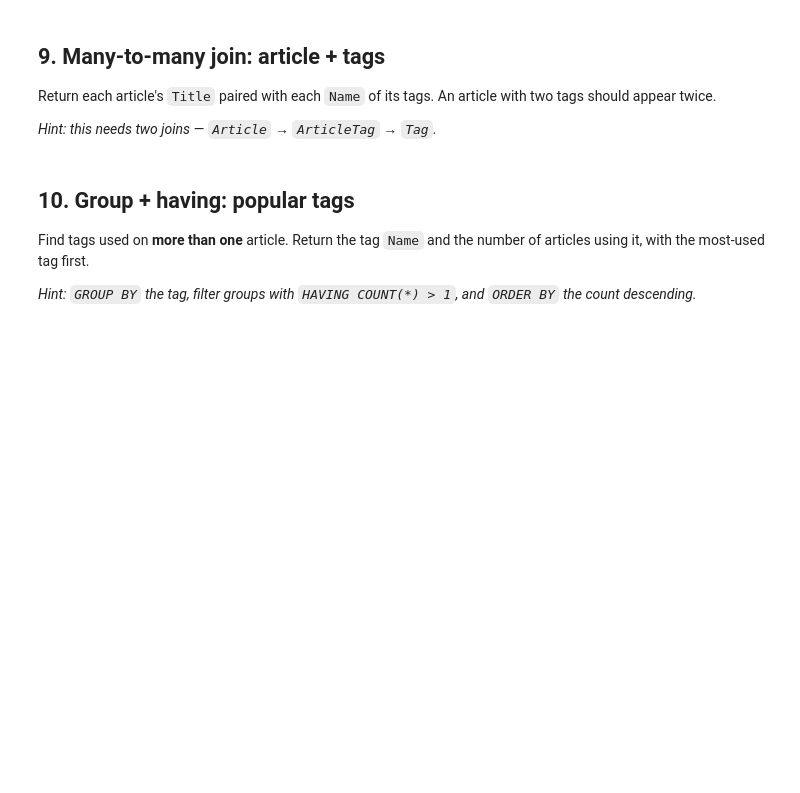
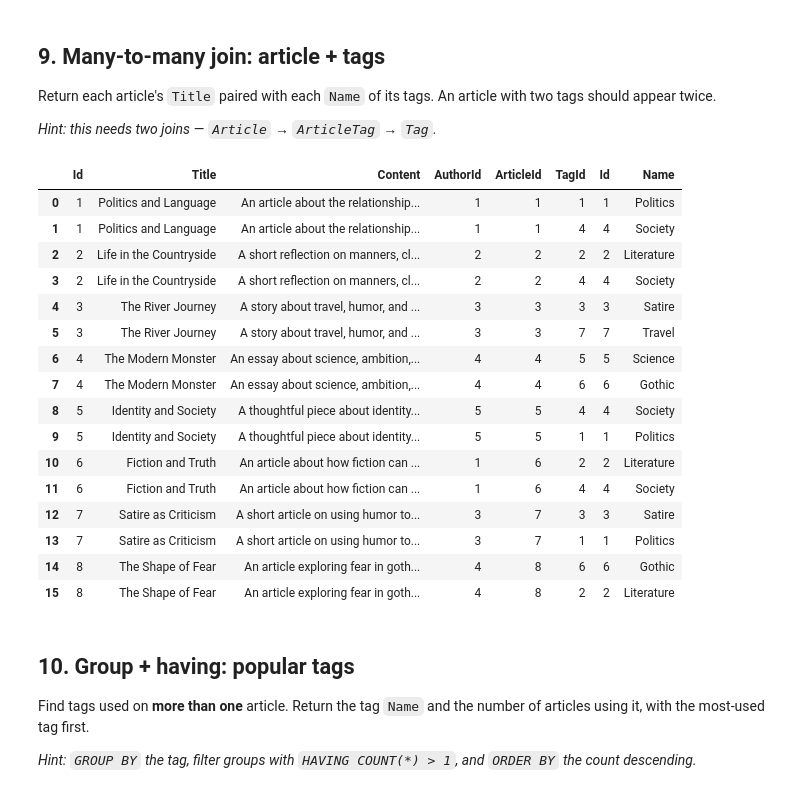
Before and after one commit to grahamcsu/internship-blog-project, a Jupyter notebook: sql_exercises.ipynb, the cells around one changed output. Saved outputs shown, nothing was run; the diff lists cells and outputs as text; code cells hidden in the pictures; blank space fills up the shorter version.

```diff
--- a/sql_exercises.ipynb
+++ b/sql_exercises.ipynb
@@ -112,9 +192,29 @@ Return each article's `Title` paired with each `Name` of its tags. An article wi
 *Hint: this needs two joins — `Article` → `ArticleTag` → `Tag`.*
 # %%
 query = """
--- your SQL here
+select * from article
+join articletag on article.id=articletag.articleid
+join tag on tag.id=articletag.tagid
 """
 run(query)
+# %% [output]
+|  | Id | Title | Content | AuthorId | ArticleId | TagId | Id | Name |
+| 0 | 1 | Politics and Language | An article about the relationship... | 1 | 1 | 1 | 1 | Politics |
+| 1 | 1 | Politics and Language | An article about the relationship... | 1 | 1 | 4 | 4 | Society |
+| 2 | 2 | Life in the Countryside | A short reflection on manners, cl... | 2 | 2 | 2 | 2 | Literature |
+| 3 | 2 | Life in the Countryside | A short reflection on manners, cl... | 2 | 2 | 4 | 4 | Society |
+| 4 | 3 | The River Journey | A story about travel, humor, and ... | 3 | 3 | 3 | 3 | Satire |
+| 5 | 3 | The River Journey | A story about travel, humor, and ... | 3 | 3 | 7 | 7 | Travel |
+| 6 | 4 | The Modern Monster | An essay about science, ambition,... | 4 | 4 | 5 | 5 | Science |
+| 7 | 4 | The Modern Monster | An essay about science, ambition,... | 4 | 4 | 6 | 6 | Gothic |
+| 8 | 5 | Identity and Society | A thoughtful piece about identity... | 5 | 5 | 4 | 4 | Society |
+| 9 | 5 | Identity and Society | A thoughtful piece about identity... | 5 | 5 | 1 | 1 | Politics |
+| 10 | 6 | Fiction and Truth | An article about how fiction can ... | 1 | 6 | 2 | 2 | Literature |
+| 11 | 6 | Fiction and Truth | An article about how fiction can ... | 1 | 6 | 4 | 4 | Society |
+| 12 | 7 | Satire as Criticism | A short article on using humor to... | 3 | 7 | 3 | 3 | Satire |
+| 13 | 7 | Satire as Criticism | A short article on using humor to... | 3 | 7 | 1 | 1 | Politics |
+| 14 | 8 | The Shape of Fear | An article exploring fear in goth... | 4 | 8 | 6 | 6 | Gothic |
+| 15 | 8 | The Shape of Fear | An article exploring fear in goth... | 4 | 8 | 2 | 2 | Literature |
 # %% [markdown]
 ## 10. Group + having: popular tags
 
```
Also changed, not shown: parts of 10 cells of this notebook.
